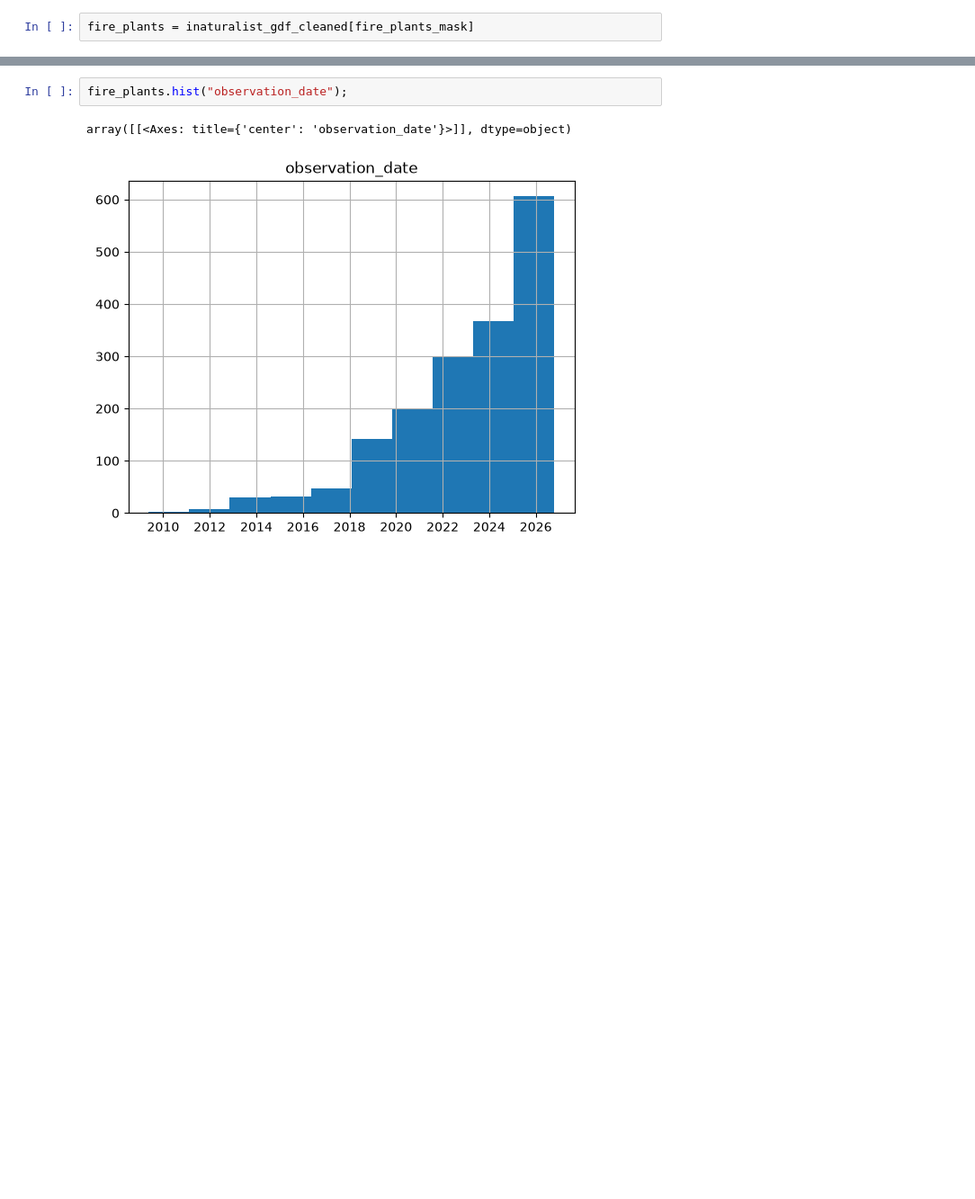
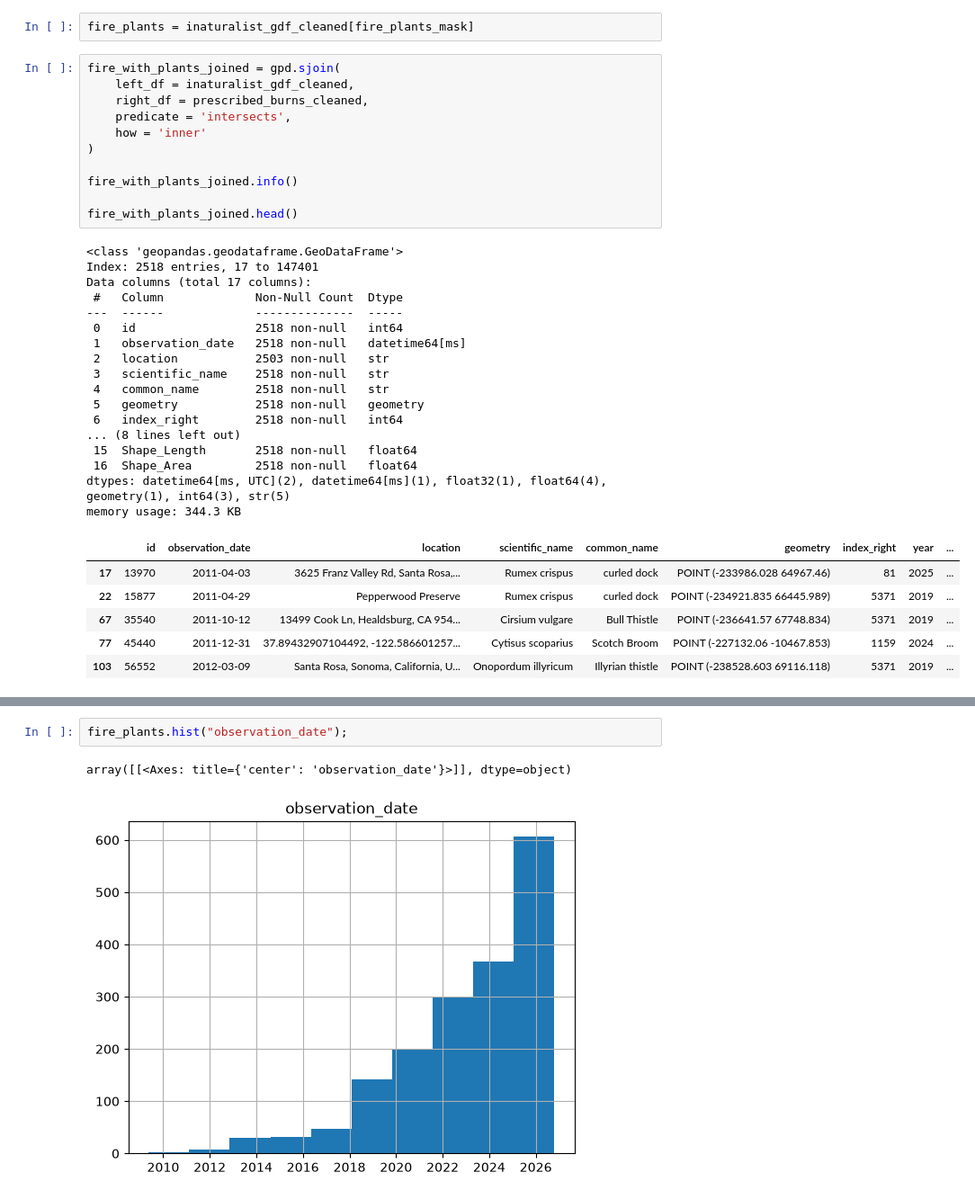
Before and after one commit to JoshG07/Goozman-Woock-Chu, a Jupyter notebook: project/prelim_analysis.ipynb, the cells around one changed output, grey strips where cells are left out. Shown at 90% size. Drawn from its saved outputs; the diff is of its cells as text; blank space fills up the shorter version.

```diff
--- a/project/prelim_analysis.ipynb
+++ b/project/prelim_analysis.ipynb
@@ -24,2 +39,37 @@ Name: count, dtype: int64
 # %%
 fire_plants = inaturalist_gdf_cleaned[fire_plants_mask]
+# %%
+fire_with_plants_joined = gpd.sjoin(
+    left_df = inaturalist_gdf_cleaned,
+    right_df = prescribed_burns_cleaned,
+    predicate = 'intersects',
+    how = 'inner'
+)
+
+fire_with_plants_joined.info()
+
+fire_with_plants_joined.head()
+# %% [output]
+<class 'geopandas.geodataframe.GeoDataFrame'>
+Index: 2518 entries, 17 to 147401
+Data columns (total 17 columns):
+ #   Column             Non-Null Count  Dtype
+---  ------             --------------  -----
+ 0   id                 2518 non-null   int64
+ 1   observation_date   2518 non-null   datetime64[ms]
+ 2   location           2503 non-null   str
+ 3   scientific_name    2518 non-null   str
+ 4   common_name        2518 non-null   str
+ 5   geometry           2518 non-null   geometry
+ 6   index_right        2518 non-null   int64
+... (8 lines left out)
+ 15  Shape_Length       2518 non-null   float64
+ 16  Shape_Area         2518 non-null   float64
+dtypes: datetime64[ms, UTC](2), datetime64[ms](1), float32(1), float64(4), geometry(1), int64(3), str(5)
+memory usage: 344.3 KB
+|  | id | observation_date | location | scientific_name | common_name | geometry | index_right | year | ... |
+| 17 | 13970 | 2011-04-03 | 3625 Franz Valley Rd, Santa Rosa,... | Rumex crispus | curled dock | POINT (-233986.028 64967.46) | 81 | 2025 | ... |
+| 22 | 15877 | 2011-04-29 | Pepperwood Preserve | Rumex crispus | curled dock | POINT (-234921.835 66445.989) | 5371 | 2019 | ... |
+| 67 | 35540 | 2011-10-12 | 13499 Cook Ln, Healdsburg, CA 954... | Cirsium vulgare | Bull Thistle | POINT (-236641.57 67748.834) | 5371 | 2019 | ... |
+| 77 | 45440 | 2011-12-31 | 37.89432907104492, -122.586601257... | Cytisus scoparius | Scotch Broom | POINT (-227132.06 -10467.853) | 1159 | 2024 | ... |
+| 103 | 56552 | 2012-03-09 | Santa Rosa, Sonoma, California, U... | Onopordum illyricum | Illyrian thistle | POINT (-238528.603 69116.118) | 5371 | 2019 | ... |
```
Also changed, not shown: parts of 4 cells of this notebook.
